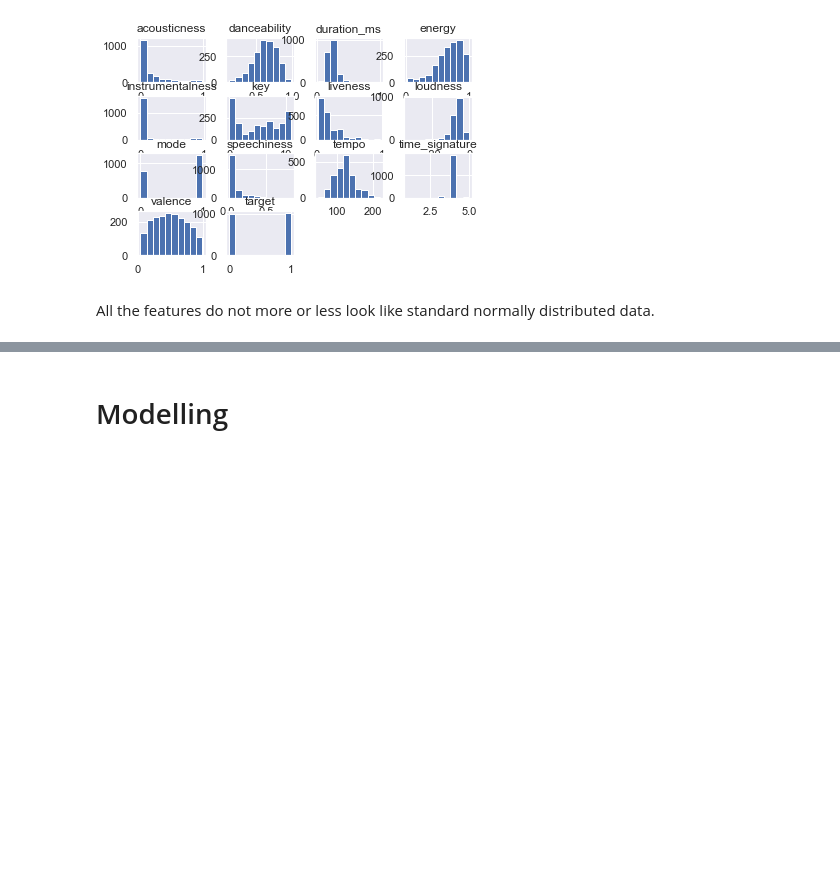
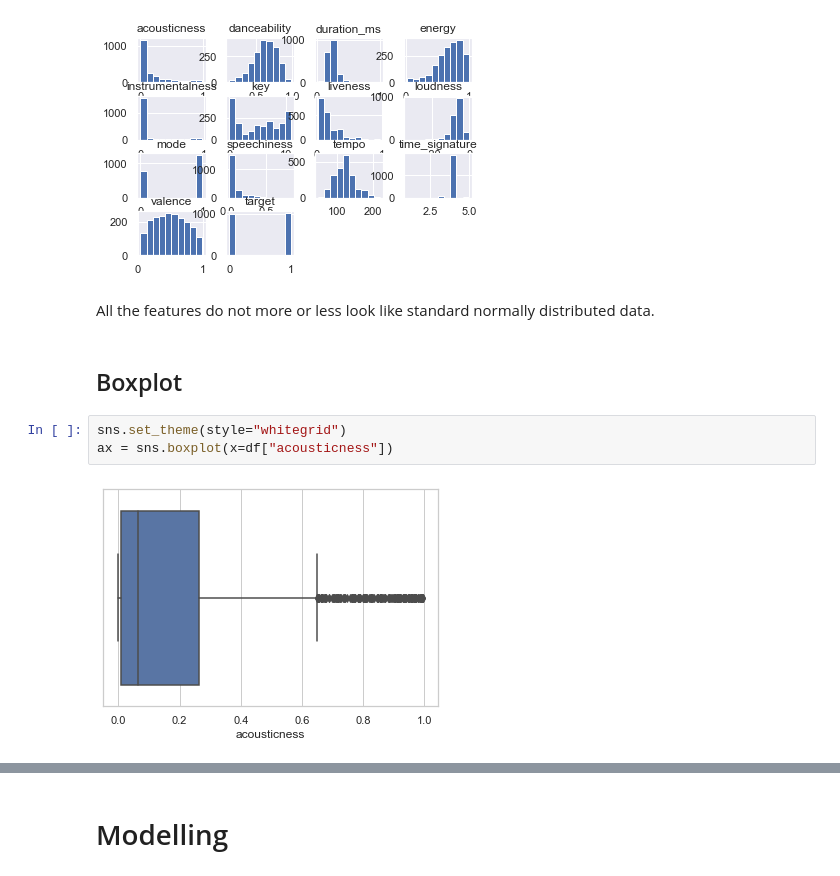
Before and after one commit to tatiana-martinez/Spotify_Pred, a Jupyter notebook: main/Spotify_Pred.ipynb, the cells around one changed output, grey strips where cells are left out. Saved outputs shown, nothing was run; the diff lists cells and outputs as text; blank space fills up the shorter version.

```diff
--- a/main/Spotify_Pred.ipynb
+++ b/main/Spotify_Pred.ipynb
@@ -257,3 +322,10 @@ plt.show()
 [figure]
 # %% [markdown]
 All the features do not more or less look like standard normally distributed data.
+# %% [markdown]
+## Boxplot
+# %%
+sns.set_theme(style="whitegrid")
+ax = sns.boxplot(x=df["acousticness"])
+# %% [output]
+[figure, added]
```
Also changed, not shown: parts of 66 cells of this notebook, 4 other files.
